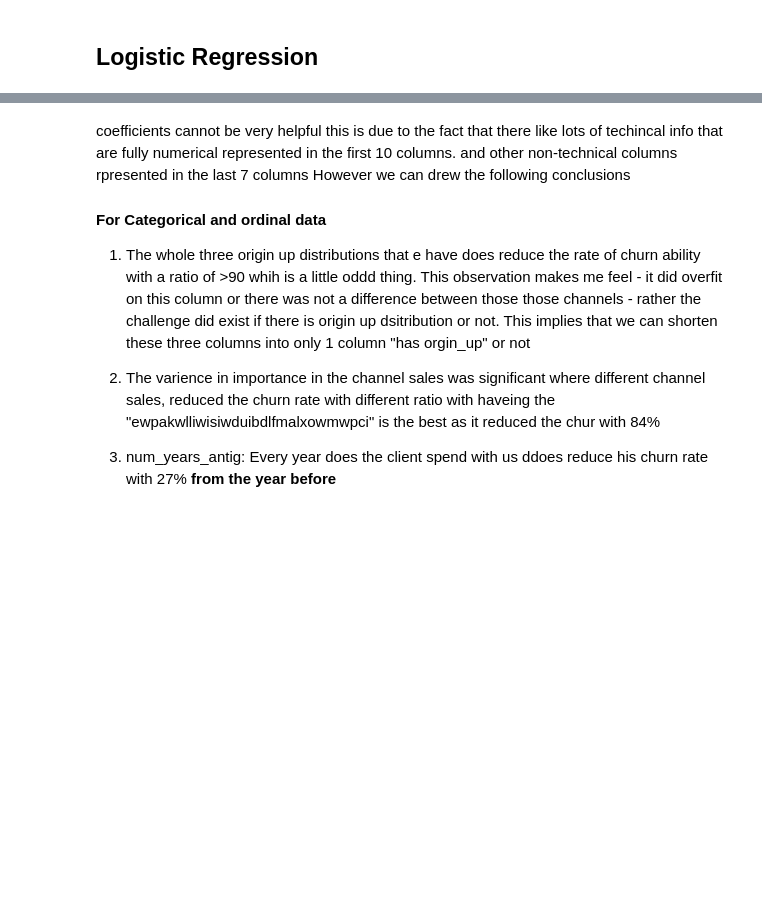
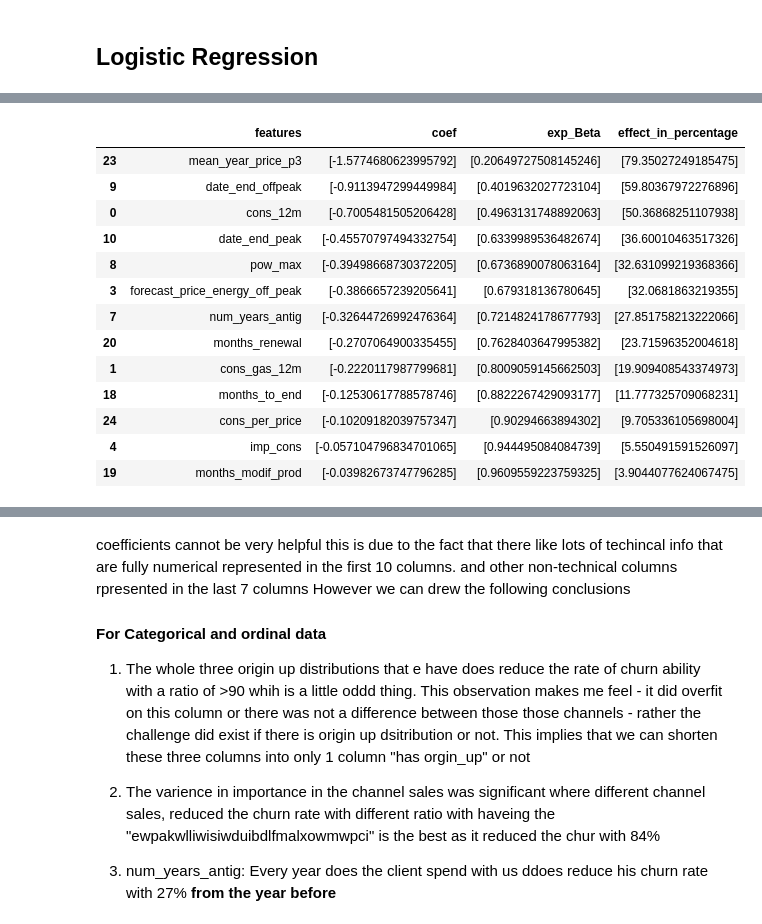
Before and after one commit to ahmedtarek1325/Day-BCG_PowerCompany_churn, a Jupyter notebook: testingHypotheses.ipynb, the cells around one changed output, grey strips where cells are left out. Cells and saved outputs as stored; diff of their text form; code cells hidden in the pictures; blank space fills up the shorter version.

```diff
--- a/testingHypotheses.ipynb
+++ b/testingHypotheses.ipynb
@@ -169,0 +317,17 @@ pd.DataFrame(zip(data_list[5][0].columns, np.transpose(lr_list[5].coef_),np.exp(
+# %%
+feat_importance.drop(index=[11,12,13,14,15,16,17])[feat_importance.coef< 0].sort_values("effect_in_percentage",ascending=False)
+# %% [output]
+|  | features | coef | exp_Beta | effect_in_percentage |
+| 23 | mean_year_price_p3 | [-1.5774680623995792] | [0.20649727508145246] | [79.35027249185475] |
+| 9 | date_end_offpeak | [-0.9113947299449984] | [0.4019632027723104] | [59.80367972276896] |
+| 0 | cons_12m | [-0.7005481505206428] | [0.4963131748892063] | [50.36868251107938] |
+| 10 | date_end_peak | [-0.45570797494332754] | [0.6339989536482674] | [36.60010463517326] |
+| 8 | pow_max | [-0.39498668730372205] | [0.6736890078063164] | [32.631099219368366] |
+| 3 | forecast_price_energy_off_peak | [-0.3866657239205641] | [0.679318136780645] | [32.0681863219355] |
+| 7 | num_years_antig | [-0.32644726992476364] | [0.7214824178677793] | [27.851758213222066] |
+| 20 | months_renewal | [-0.2707064900335455] | [0.7628403647995382] | [23.71596352004618] |
+| 1 | cons_gas_12m | [-0.2220117987799681] | [0.8009059145662503] | [19.909408543374973] |
+| 18 | months_to_end | [-0.12530617788578746] | [0.8822267429093177] | [11.777325709068231] |
+| 24 | cons_per_price | [-0.10209182039757347] | [0.90294663894302] | [9.705336105698004] |
+| 4 | imp_cons | [-0.057104796834701065] | [0.944495084084739] | [5.550491591526097] |
+| 19 | months_modif_prod | [-0.03982673747796285] | [0.9609559223759325] | [3.9044077624067475] |
```
Also changed, not shown: parts of 48 cells of this notebook, 27 other files.
